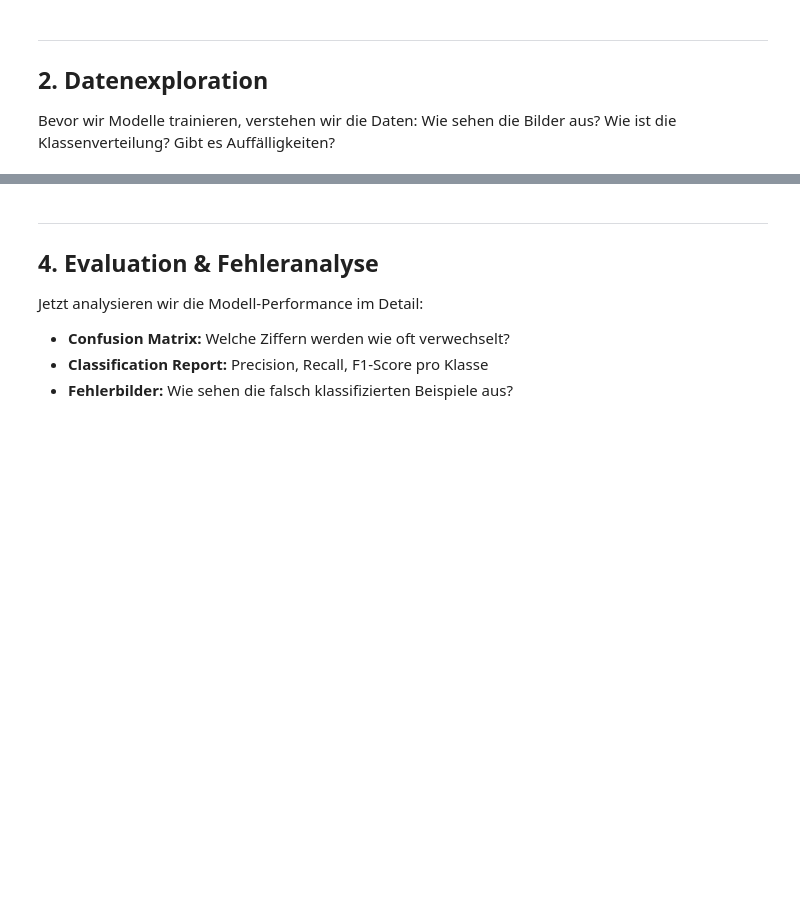
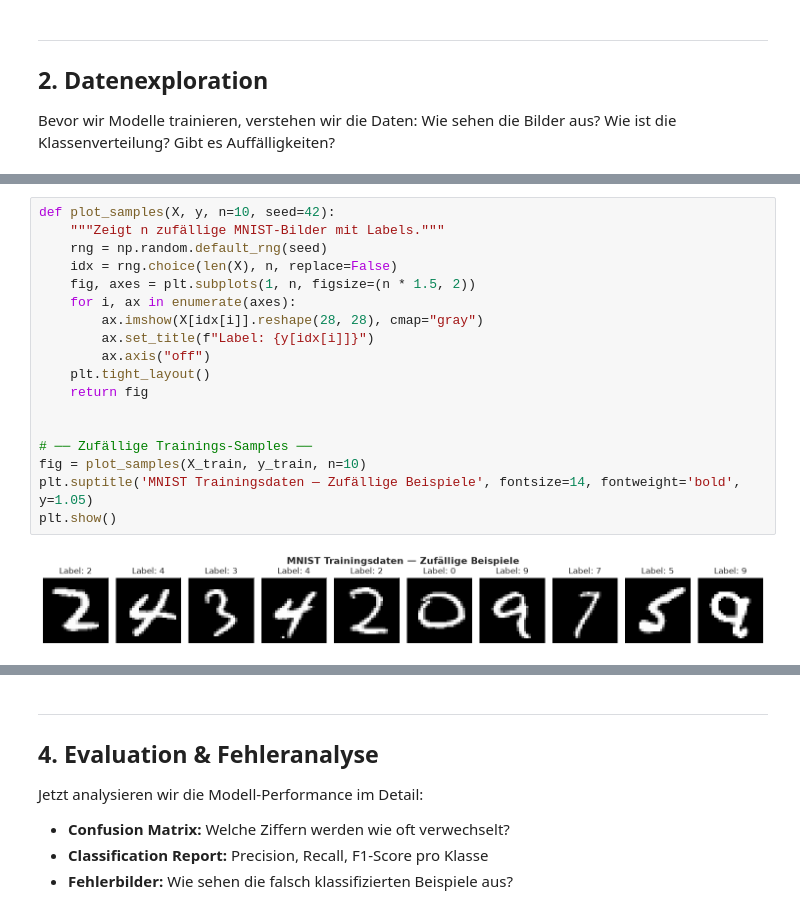
Before and after one commit to mark-baumann/handschrifterkennung-mnist, a Jupyter notebook: mnist_analyse.ipynb, the cells around one changed output, grey strips where cells are left out. Cells and saved outputs as stored; diff of their text form; blank space fills up the shorter version.

```diff
--- a/mnist_analyse.ipynb
+++ b/mnist_analyse.ipynb
@@ -104 +184,21 @@ plt.show()
+# %%
+def plot_samples(X, y, n=10, seed=42):
+    """Zeigt n zufällige MNIST-Bilder mit Labels."""
+    rng = np.random.default_rng(seed)
+    idx = rng.choice(len(X), n, replace=False)
+    fig, axes = plt.subplots(1, n, figsize=(n * 1.5, 2))
+    for i, ax in enumerate(axes):
+        ax.imshow(X[idx[i]].reshape(28, 28), cmap="gray")
+        ax.set_title(f"Label: {y[idx[i]]}")
+        ax.axis("off")
+    plt.tight_layout()
+    return fig
+
+
+# ── Zufällige Trainings-Samples ──
+fig = plot_samples(X_train, y_train, n=10)
+plt.suptitle('MNIST Trainingsdaten — Zufällige Beispiele', fontsize=14, fontweight='bold', y=1.05)
+plt.show()
+# %% [output]
+[figure, added]
 # %%
```
Also changed, not shown: parts of 24 cells of this notebook.
